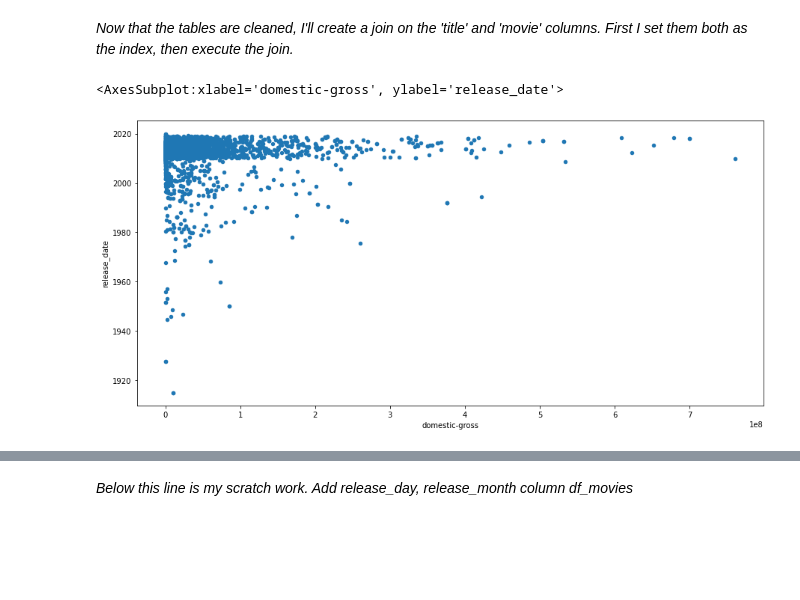
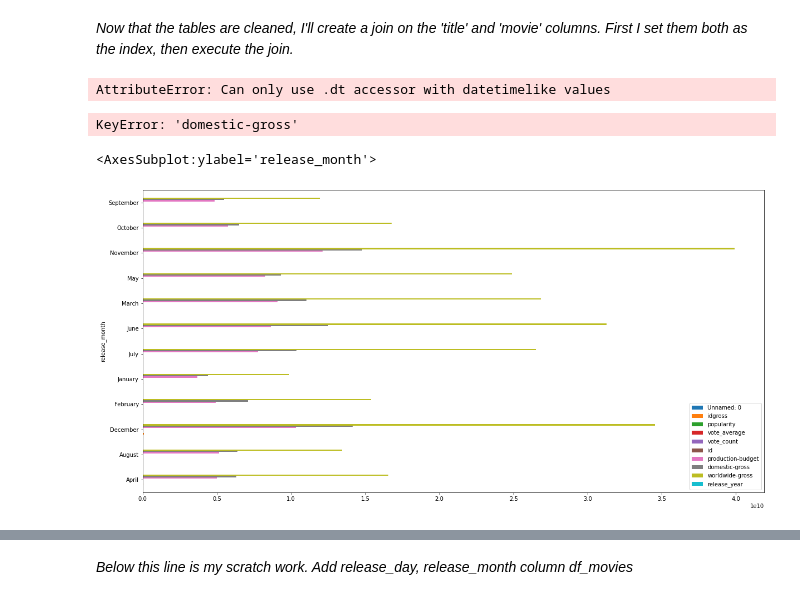
Before and after one commit to halemade/film_recommendations, a Jupyter notebook: release_and_ROI.ipynb, the cells around one changed output, grey strips where cells are left out. Drawn from its saved outputs; the diff is of its cells as text; code cells hidden in the pictures; blank space fills up the shorter version.

Commit message:
more data cleaning

```diff
--- a/release_and_ROI.ipynb
+++ b/release_and_ROI.ipynb
@@ -34,0 +25,13 @@ df_clean = df_dollars.drop(['domesticgross','domestic_gross',
+# %%
+def dollar_to_number(value):
+    rev = str(value)
+    rev1 = rev.replace('$','')
+    rev2 = rev1.replace(',','')
+    rev3 = float(rev2)
+    return rev3
+
+df_dollars['production_budget'] = df_dollars['production_budget'].map(lambda x: dollar_to_number(x))
+df_dollars['domestic_gross'] = df_dollars['domestic_gross'].map(lambda x: dollar_to_number(x))
+df_dollars['worldwide_gross'] = df_dollars['worldwide_gross'].map(lambda x: dollar_to_number(x))
+df_dollars['domestic_return'] = df_dollars['domestic_gross']/df_dollars['production_budget']
+df_dollars['worldwide_return'] = df_dollars['worldwide_gross']/df_dollars['production_budget']
@@ -35,13 +48,26 @@ df_clean = df_dollars.drop(['domesticgross','domestic_gross',
 # %% [markdown]
 *Now that the tables are cleaned, I'll create a join on the 'title' and 'movie' columns. First I set them both as the index, then execute the join.*
-# %%
-df_mov = df_movies.set_index('title')
-df_gross = df_clean.set_index('movie')
-joined_df = df_mov.join(df_gross,how='inner',lsuffix = 'gross')
-#need to choose period we are assessing then filter out old data
-# %%
-joined_df.plot('domestic-gross','release_date',figsize=(15,7),kind='scatter')
-#recreate with subplots method, adjust the axes, etc
-# %% [output]
-<AxesSubplot:xlabel='domestic-gross', ylabel='release_date'>
-[figure, removed]
+# %%
+joined_df = df_mov.join(df_dollars,how='inner',lsuffix = 'dollars')
+joined_df['release_year'] = joined_df['release_date'].dt.year.astype(int)
+recent_movies_df = joined_df[joined_df['release_year'] > 1999].copy()
+recent_movies_df['release_date'] = pd.to_datetime(recent_movies_df['release_date'])
+recent_movies_df['release_day'] = recent_movies_df['release_date'].dt.day_name()
+recent_movies_df['release_month'] = recent_movies_df['release_date'].dt.month_name()
+df_genres = joined_df.copy().drop(['iddollars','Unnamed: 0','original_language','popularity','release_datedollars','vote_average','vote_count','id'],axis=1)
+df_genres.to_csv('genres_df.csv',index=True)
+df_genres.head()
+# %% [output]
+AttributeError: Can only use .dt accessor with datetimelike values
+# %%
+by_month = recent_movies_df.groupby('release_month').sum()
+by_month['domestic_return'] = by_month['domestic-gross']/by_month['production-budget']
+by_month['worldwide_return'] = by_month['worldwide-gross']/by_month['production-budget']
+by_month.drop(['id','idgross','Unnamed: 0','popularity'],axis=1)
+# %% [output]
+KeyError: 'domestic-gross'
+# %%
+recent_movies_df.groupby('release_month').sum().plot(figsize=(20,10),kind='barh')
+# %% [output]
+<AxesSubplot:ylabel='release_month'>
+[figure, added]
```
Also changed, not shown: parts of 15 cells of this notebook.
